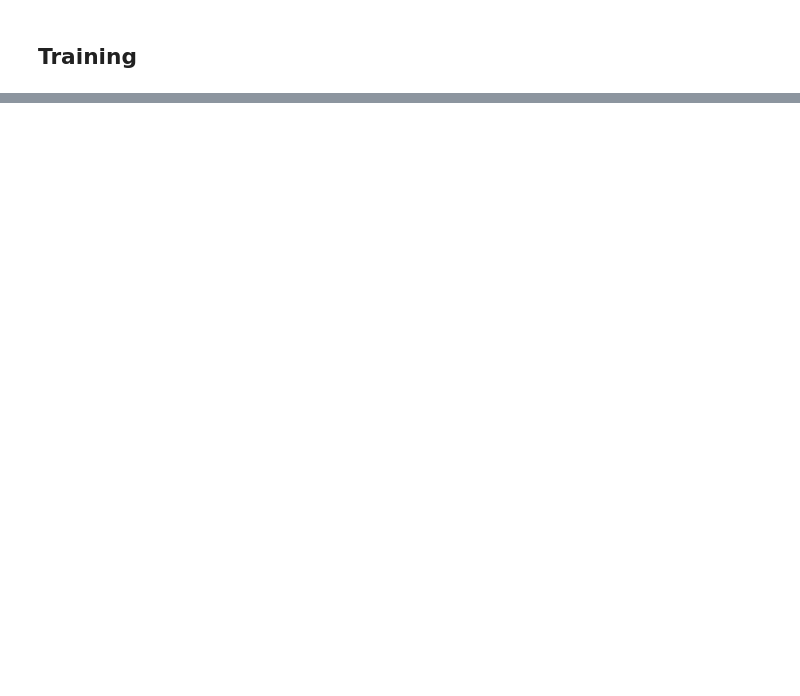
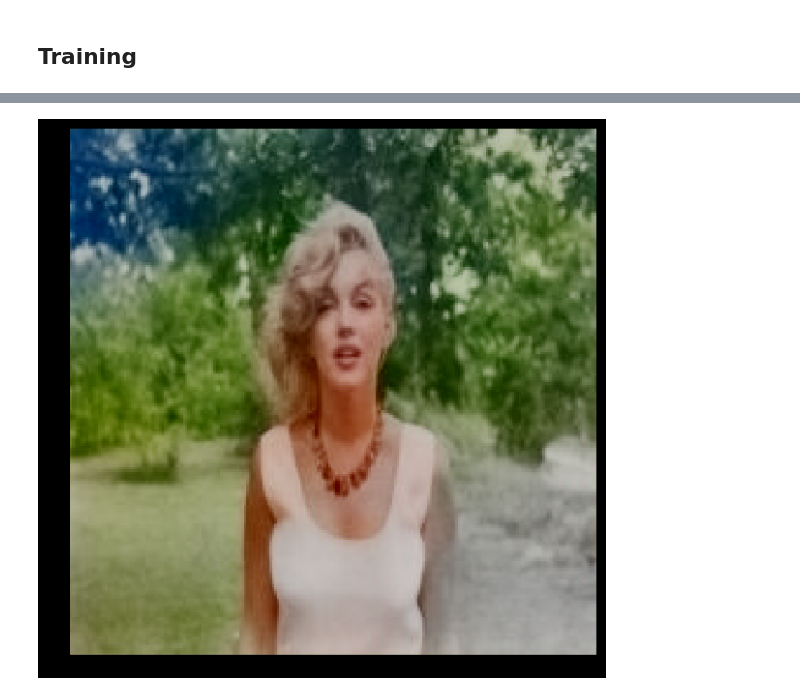
Before and after one commit to jantic/Deep-Learning-Projects, a Jupyter notebook: Jupyter Experiments/1_BlackWhiteToColor/UnetModel.ipynb, the cells around one changed output, grey strips where cells are left out. Saved outputs shown, nothing was run; the diff lists cells and outputs as text; code cells hidden in the pictures; blank space fills up the shorter version.

```diff
--- a/Jupyter Experiments/1_BlackWhiteToColor/UnetModel.ipynb
+++ b/Jupyter Experiments/1_BlackWhiteToColor/UnetModel.ipynb
@@ -64,0 +63,6 @@ learn.fit(lrs, 1, cycle_len=1, wds=wd, use_clr_beta=(1,8,0.9,0.9), callbacks=[im
+# %%
+vis = ModelImageVisualizer()
+# %%
+vis.plot_transformed_image("data/uploaded_images/marilyn_woods.jpg", netG, 512)
+# %% [output]
+[figure, added]
```
Also changed, not shown: parts of 2 cells of this notebook, 4 other files.
